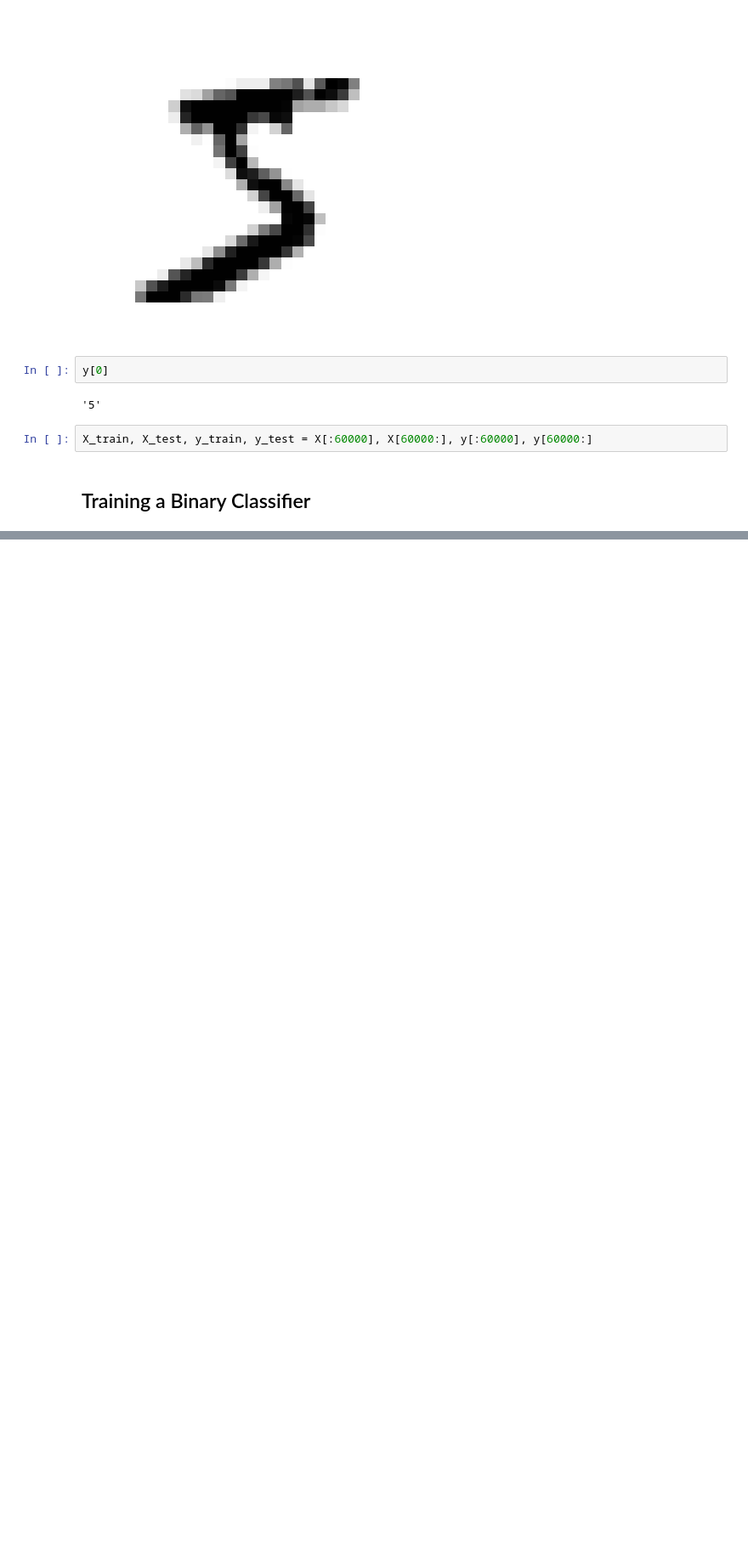
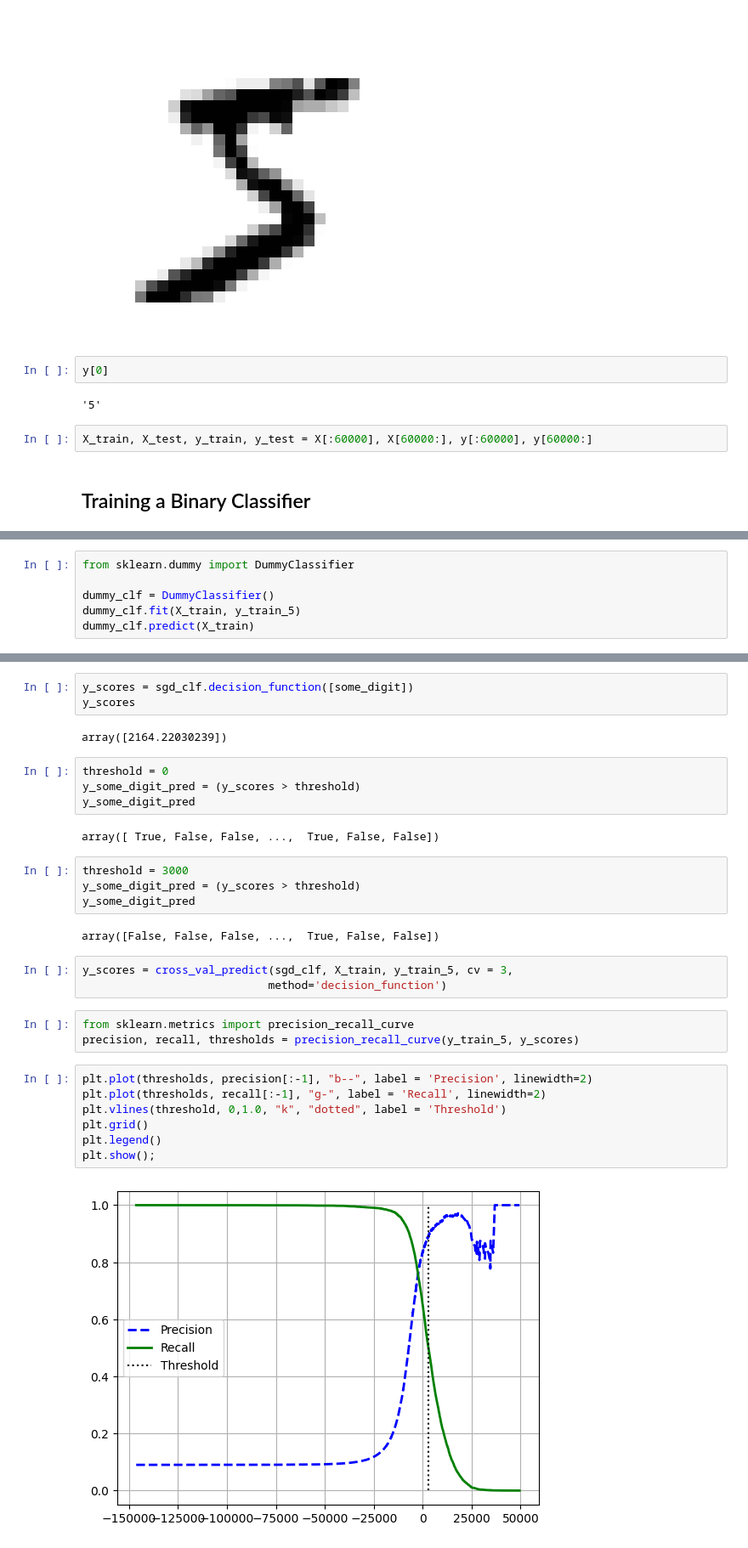
Before and after one commit to omsouravsharma/Hand-On-MachineLearning, a Jupyter notebook: Classification.ipynb, the cells around one changed output, grey strips where cells are left out. Shown at 85% size. Saved outputs shown, nothing was run; the diff lists cells and outputs as text; blank space fills up the shorter version.

```diff
--- a/Classification.ipynb
+++ b/Classification.ipynb
@@ -40,0 +66,6 @@ X_train, X_test, y_train, y_test = X[:60000], X[60000:], y[:60000], y[60000:]
+# %%
+from sklearn.dummy import DummyClassifier
+
+dummy_clf = DummyClassifier()
+dummy_clf.fit(X_train, y_train_5)
+dummy_clf.predict(X_train)
@@ -40,0 +139,32 @@ X_train, X_test, y_train, y_test = X[:60000], X[60000:], y[:60000], y[60000:]
+# %%
+y_scores = sgd_clf.decision_function([some_digit])
+y_scores
+# %% [output]
+array([2164.22030239])
+# %%
+threshold = 0
+y_some_digit_pred = (y_scores > threshold)
+y_some_digit_pred
+# %% [output]
+array([ True, False, False, ...,  True, False, False])
+# %%
+threshold = 3000
+y_some_digit_pred = (y_scores > threshold)
+y_some_digit_pred
+# %% [output]
+array([False, False, False, ...,  True, False, False])
+# %%
+y_scores = cross_val_predict(sgd_clf, X_train, y_train_5, cv = 3,
+                            method='decision_function')
+# %%
+from sklearn.metrics import precision_recall_curve
+precision, recall, thresholds = precision_recall_curve(y_train_5, y_scores)
+# %%
+plt.plot(thresholds, precision[:-1], "b--", label = 'Precision', linewidth=2)
+plt.plot(thresholds, recall[:-1], "g-", label = 'Recall', linewidth=2)
+plt.vlines(threshold, 0,1.0, "k", "dotted", label = 'Threshold')
+plt.grid()
+plt.legend()
+plt.show();
+# %% [output]
+[figure, added]
```
Also changed, not shown: parts of 28 cells of this notebook, 1 other file.
